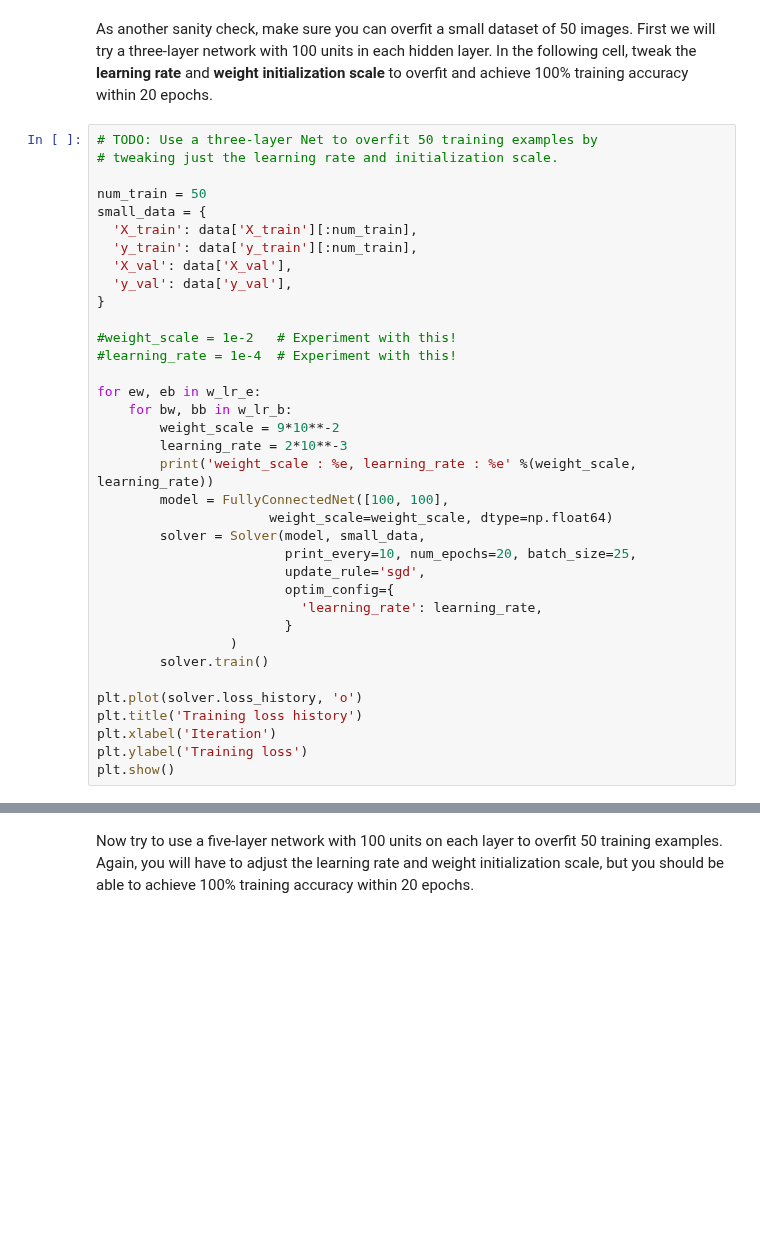
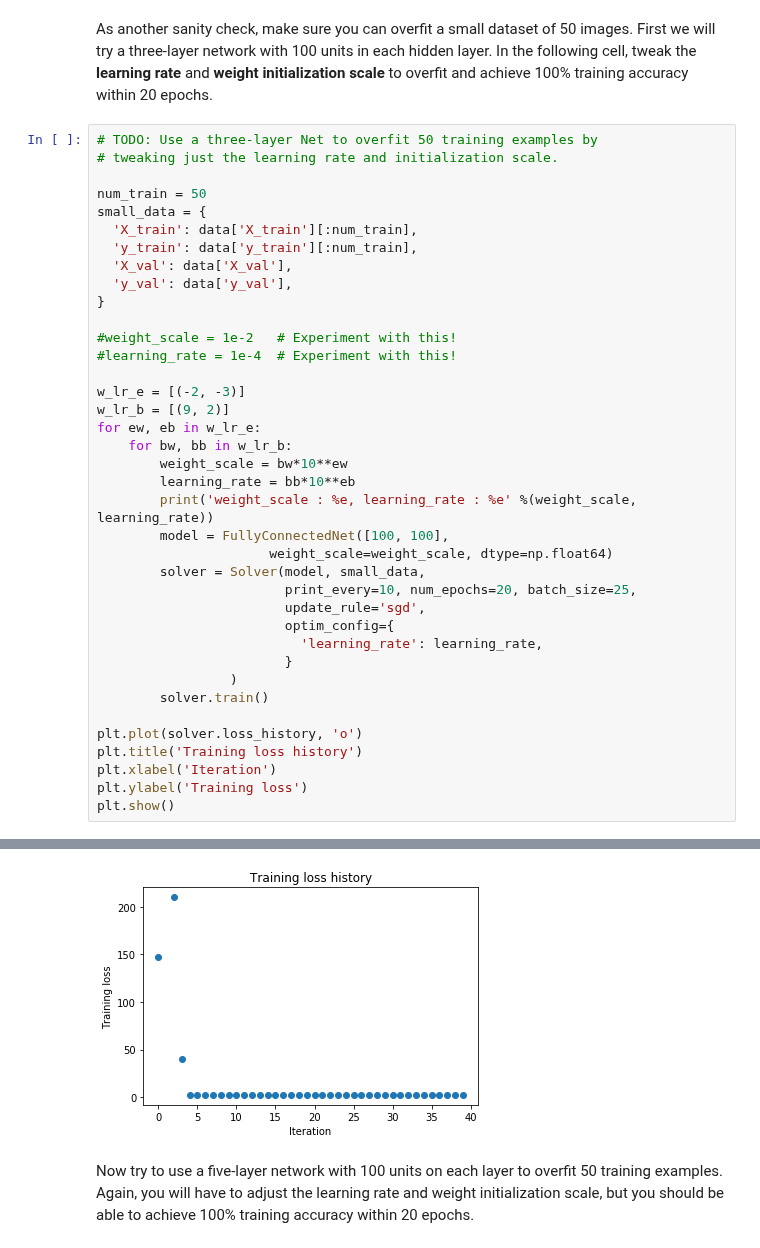
Before and after one commit to learnerPhan/python_toward_deeplearning, a Jupyter notebook: assignment2/FullyConnectedNets.ipynb, the cells around one changed output, grey strips where cells are left out. Saved outputs shown, nothing was run; the diff lists cells and outputs as text; blank space fills up the shorter version.

```diff
--- a/assignment2/FullyConnectedNets.ipynb
+++ b/assignment2/FullyConnectedNets.ipynb
@@ -534,10 +532,12 @@ small_data = {
 #weight_scale = 1e-2   # Experiment with this!
 #learning_rate = 1e-4  # Experiment with this!
 
+w_lr_e = [(-2, -3)]
+w_lr_b = [(9, 2)]
 for ew, eb in w_lr_e:
     for bw, bb in w_lr_b:
-        weight_scale = 9*10**-2
-        learning_rate = 2*10**-3
+        weight_scale = bw*10**ew
+        learning_rate = bb*10**eb
         print('weight_scale : %e, learning_rate : %e' %(weight_scale, learning_rate))
         model = FullyConnectedNet([100, 100],
                       weight_scale=weight_scale, dtype=np.float64)
@@ -560,3 +580,4 @@ TypeError: cannot unpack non-iterable float object
+[figure, added]
 # %% [markdown]
 Now try to use a five-layer network with 100 units on each layer to overfit 50 training examples. Again, you will have to adjust the learning rate and weight initialization scale, but you should be able to achieve 100% training accuracy within 20 epochs.
 # %%
```
Also changed, not shown: parts of 4 cells of this notebook, 1 other file.
